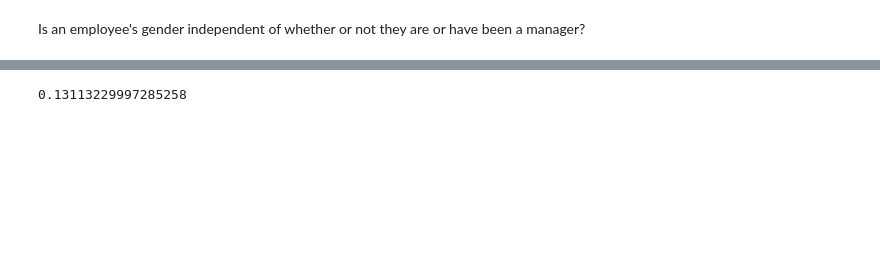
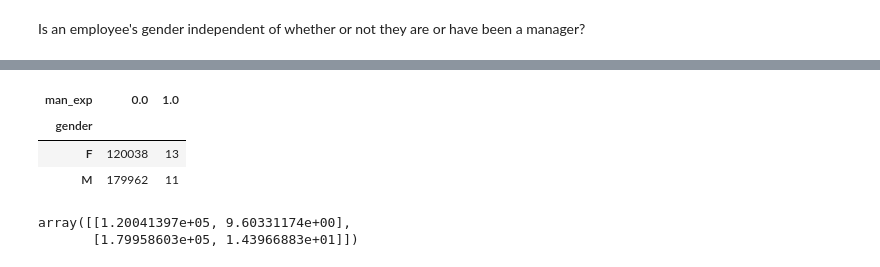
Before and after one commit to flambuth/statisitcs_exercsises, a Jupyter notebook: hypothesis_testing.ipynb, the cells around one changed output, grey strips where cells are left out. Saved outputs shown, nothing was run; the diff lists cells and outputs as text; code cells hidden in the pictures; blank space fills up the shorter version.

```diff
--- a/hypothesis_testing.ipynb
+++ b/hypothesis_testing.ipynb
@@ -405,3 +399,10 @@ df_managers = pd.merge(emp_df, dm_df, how='left', on = 'emp_no')
 # %%
 manager_observos = pd.crosstab(df_managers.gender, df_managers.man_exp)
+# %%
+manager_observos
+# %% [output]
+| man_exp | 0.0 | 1.0 |
+| gender |  |  |
+| F | 120038 | 13 |
+| M | 179962 | 11 |
 # %%
@@ -409,7 +410,8 @@ chi2, p, degfree, expected = stats.chi2_contingency(observos)
-# %%
-chi2
-# %% [output]
-0.13113229997285258
+# %%
+expected
+# %% [output]
+array([[1.20041397e+05, 9.60331174e+00],
+       [1.79958603e+05, 1.43966883e+01]])
 # %%
 print(f"The x2 score is {chi2} and the p-value is {p}.")
 # %% [output]
```
Also changed, not shown: parts of 13 cells of this notebook.
